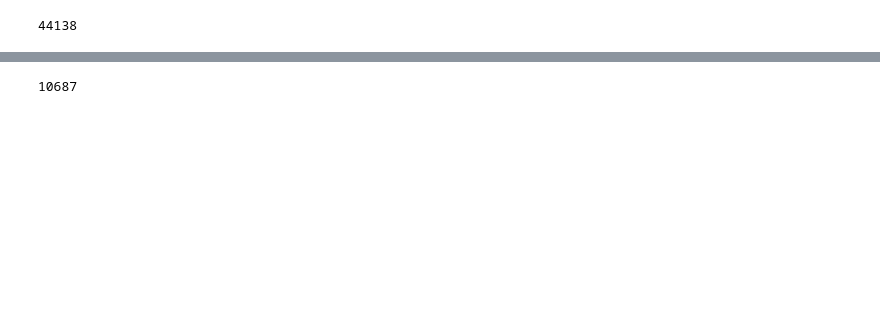
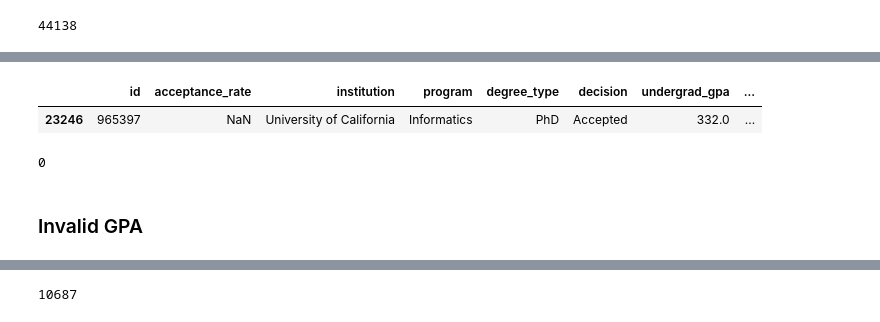
Before and after one commit to Masoodjr/ML_Project, a Jupyter notebook: ai_ml/notebooks/exploratory_analysis.ipynb, the cells around one changed output, grey strips where cells are left out. Cells and saved outputs as stored; diff of their text form; code cells hidden in the pictures; blank space fills up the shorter version.

```diff
--- a/ai_ml/notebooks/exploratory_analysis.ipynb
+++ b/ai_ml/notebooks/exploratory_analysis.ipynb
@@ -7 +19,3 @@ df = pd.read_excel("../data/processed/preprocessed_data.xlsx")
+# %%
+df['acceptance_rate'] = pd.to_numeric(df['acceptance_rate'].str.replace('%', ''), errors='coerce')
 # %%
@@ -48,2 +57,0 @@ condition = (df['undergrad_gpa'] >= 100) & (df['undergrad_gpa'] < 332)
-# %%
-df['undergrad_gpa'] = df['undergrad_gpa'].mask(df['undergrad_gpa'] == condition, df['undergrad_gpa'] / 100)
@@ -54,0 +61,8 @@ len(valid_gpa_profiles_above_hundred)
+# %%
+gpa_greater_than_equal_to_hundred = df['undergrad_gpa'] >= 100
+gpa_less_than_equal_to_four_hundred = df['undergrad_gpa'] < 401
+valid_gpa_between_one_hundred_and_below_four_hundred = df.loc[(gpa_greater_than_equal_to_hundred) & (gpa_less_than_equal_to_four_hundred)]
+valid_gpa_between_one_hundred_and_below_four_hundred
+# %% [output]
+|  | id | acceptance_rate | institution | program | degree_type | decision | undergrad_gpa | ... |
+| 23246 | 965397 | NaN | University of California | Informatics | PhD | Accepted | 332.0 | ... |
@@ -54,0 +73,7 @@ len(valid_gpa_profiles_above_hundred)
+# %%
+fresh_mask = (df['undergrad_gpa'] >= 100) & (df['undergrad_gpa'] <= 400)
+len(df.loc[fresh_mask])
+# %% [output]
+0
+# %% [markdown]
+### Invalid GPA
```
Also changed, not shown: parts of 52 cells of this notebook, 7 other files.
